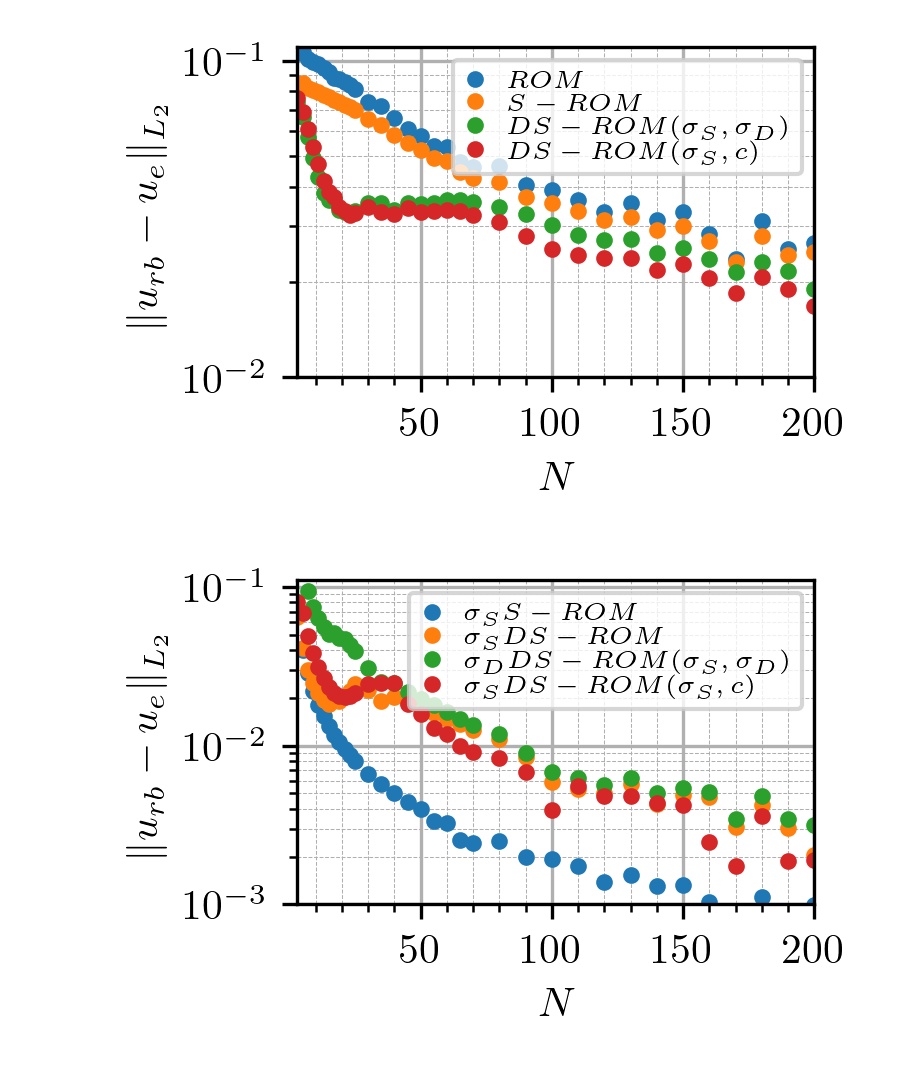
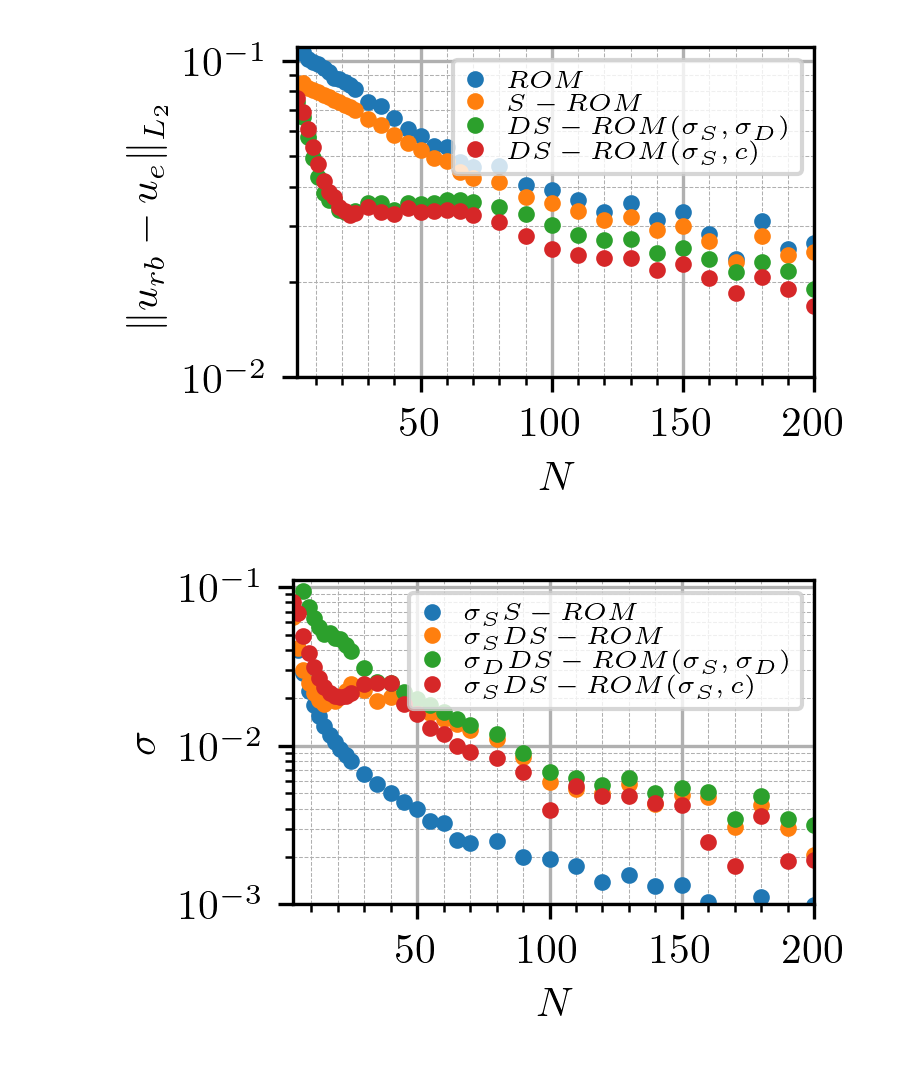
Before and after one commit to flabowski/POD-ROM-and-gaussian-convolution, a Jupyter notebook: notebooks/10_model_comparisson.ipynb, the cells around one changed output. Saved outputs shown, nothing was run; the diff lists cells and outputs as text; code cells hidden in the pictures.

```diff
--- a/notebooks/10_model_comparisson.ipynb
+++ b/notebooks/10_model_comparisson.ipynb
@@ -198,26 +198,26 @@ plt.show()
 # %%
 fig, ax = plt.subplots(figsize=(page_width_in / 2, page_width_in / 3))
 
 plt.plot(NN, sS_srom, "C0o", ms=3, label=r"$\sigma_S S-ROM$")
 plt.plot(NN, sS_sroms1, "C1o", ms=3, label=r"$\sigma_S DS-ROM$")
 plt.plot(NN, sD_sroms1, "C2o", ms=3, label=r"$\sigma_D DS-ROM (\sigma_S, \sigma_D)$")
 plt.plot(NN, sS_sroms2, "C3o", ms=3, label=r"$\sigma_S DS-ROM (\sigma_S, c)$")
 
-plt.ylabel(r"$\|u_{rb}-u_{e}\|_{L_2}$")
+plt.ylabel(r"$\sigma$")
 plt.xlabel(r"$N$")
 # plt.ylim(0, 0.4)
 plt.legend()
 ax.set_xticks(np.linspace(0, 200, 21, endpoint=True), minor=True)
 ax.set_yticks(np.linspace(0, 0.4, 19, endpoint=True), minor=True)
 plt.grid(True, which="minor", linestyle="--", lw=0.25)
 plt.grid(True, which="major", linestyle="-")
 #ax.set_xscale("log")
 ax.set_yscale("log")
 plt.xlim(3, 200)
 plt.ylim(1e-3, 0.11)
 plt.show()
 # %% [output]
-[figure, old version]
+[figure, new version]
 # %%
 
 np.save("./10_NN.npy", NN)
```
Also changed, not shown: 9 other files.
